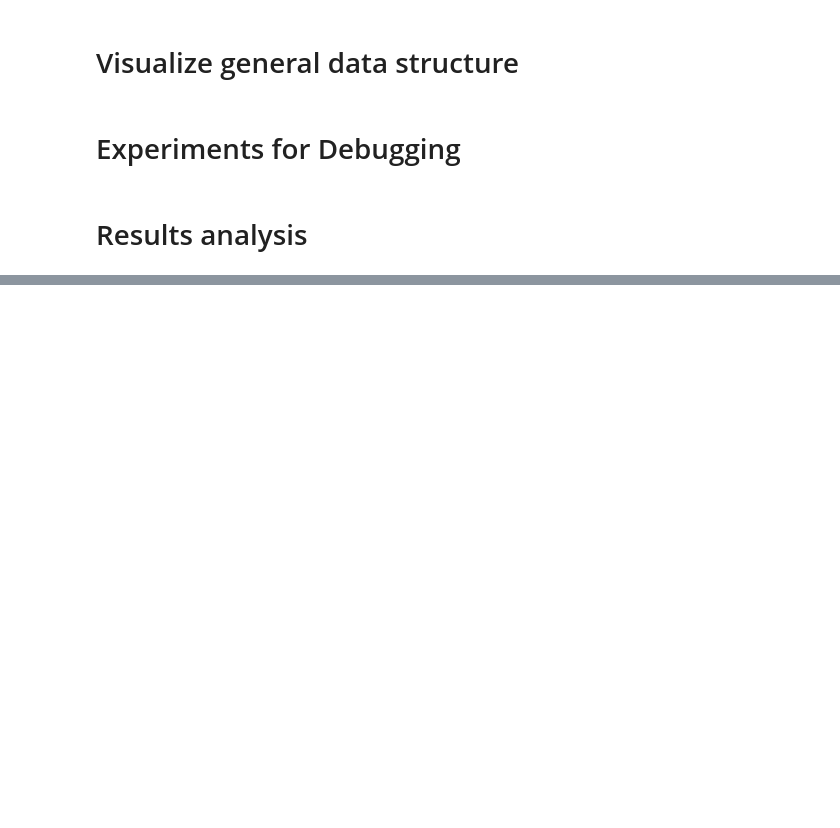
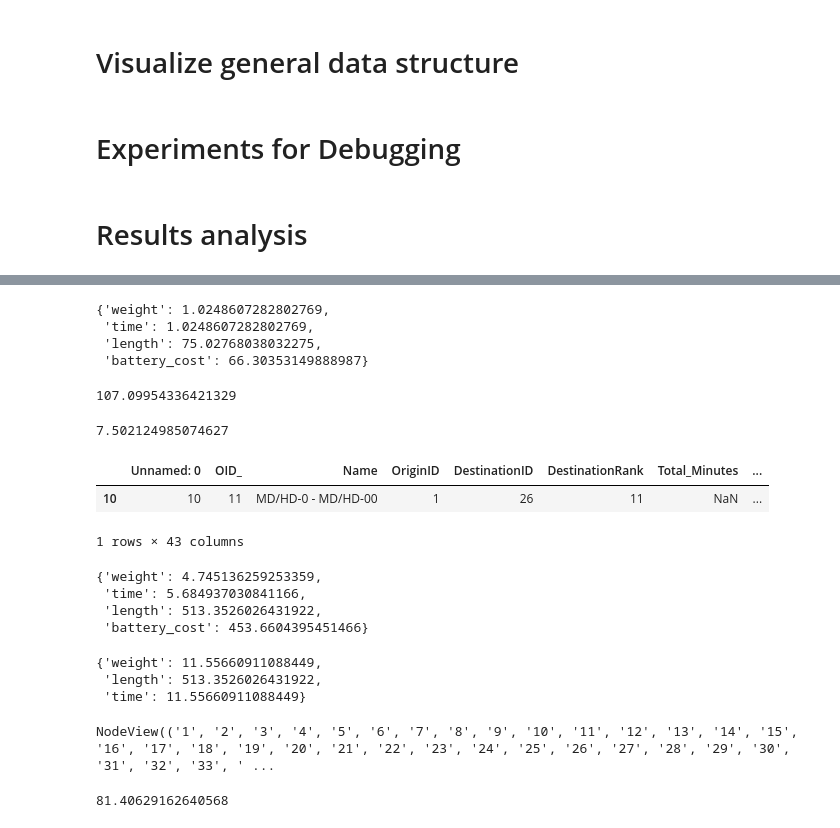
Before and after one commit to alandler/i5_freight_simulation, a Jupyter notebook: Simulation (Interactive).ipynb, the cells around one changed output, grey strips where cells are left out. Drawn from its saved outputs; the diff is of its cells as text; code cells hidden in the pictures; blank space fills up the shorter version.

```diff
--- a/Simulation (Interactive).ipynb
+++ b/Simulation (Interactive).ipynb
@@ -205,0 +303,19 @@ with open('trials/wcctci_trial_1.pkl', 'rb') as inp:
+# %%
+res.station_g.edges[("9", "23")]
+# %% [output]
+{'weight': 1.0248607282802769,
+ 'time': 1.0248607282802769,
+ 'length': 75.02768038032275,
+ 'battery_cost': 66.30353149888987}
+# %%
+502.642374/(281.593567/60)
+# %% [output]
+107.09954336421329
+# %%
+502.642374/67
+# %% [output]
+7.502124985074627
+# %%
+df = pd.read_csv("data/wcctci_coord_distances.csv")
+for h in range(24):
+    df["speed_"+str(h)] = df["speed_"+str(h)]*1.60934
@@ -205,0 +324,27 @@ with open('trials/wcctci_trial_1.pkl', 'rb') as inp:
+# %%
+df[(df["OriginID"]==1)&(df["DestinationID"]==26)]
+# %% [output]
+|  | Unnamed: 0 | OID_ | Name | OriginID | DestinationID | DestinationRank | Total_Minutes | ... |
+| 10 | 10 | 11 | MD/HD-0 - MD/HD-00 | 1 | 26 | 11 | NaN | ... |
+1 rows × 43 columns
+# %%
+res.station_g.edges[("1","3")]
+# %% [output]
+{'weight': 4.745136259253359,
+ 'time': 5.684937030841166,
+ 'length': 513.3526026431922,
+ 'battery_cost': 453.6604395451466}
+# %%
+res.battery_g.edges[("1_100_out","3_0_in")]
+# %% [output]
+{'weight': 11.55660911088449,
+ 'length': 513.3526026431922,
+ 'time': 11.55660911088449}
+# %%
+res.station_g.nodes
+# %% [output]
+NodeView(('1', '2', '3', '4', '5', '6', '7', '8', '9', '10', '11', '12', '13', '14', '15', '16', '17', '18', '19', '20', '21', '22', '23', '24', '25', '26', '27', '28', '29', '30', '31', '32', '33', ' ...
+# %%
+208.815569/(153.906214/60)
+# %% [output]
+81.40629162640568
```
Also changed, not shown: parts of 18 cells of this notebook, 10 other files.
